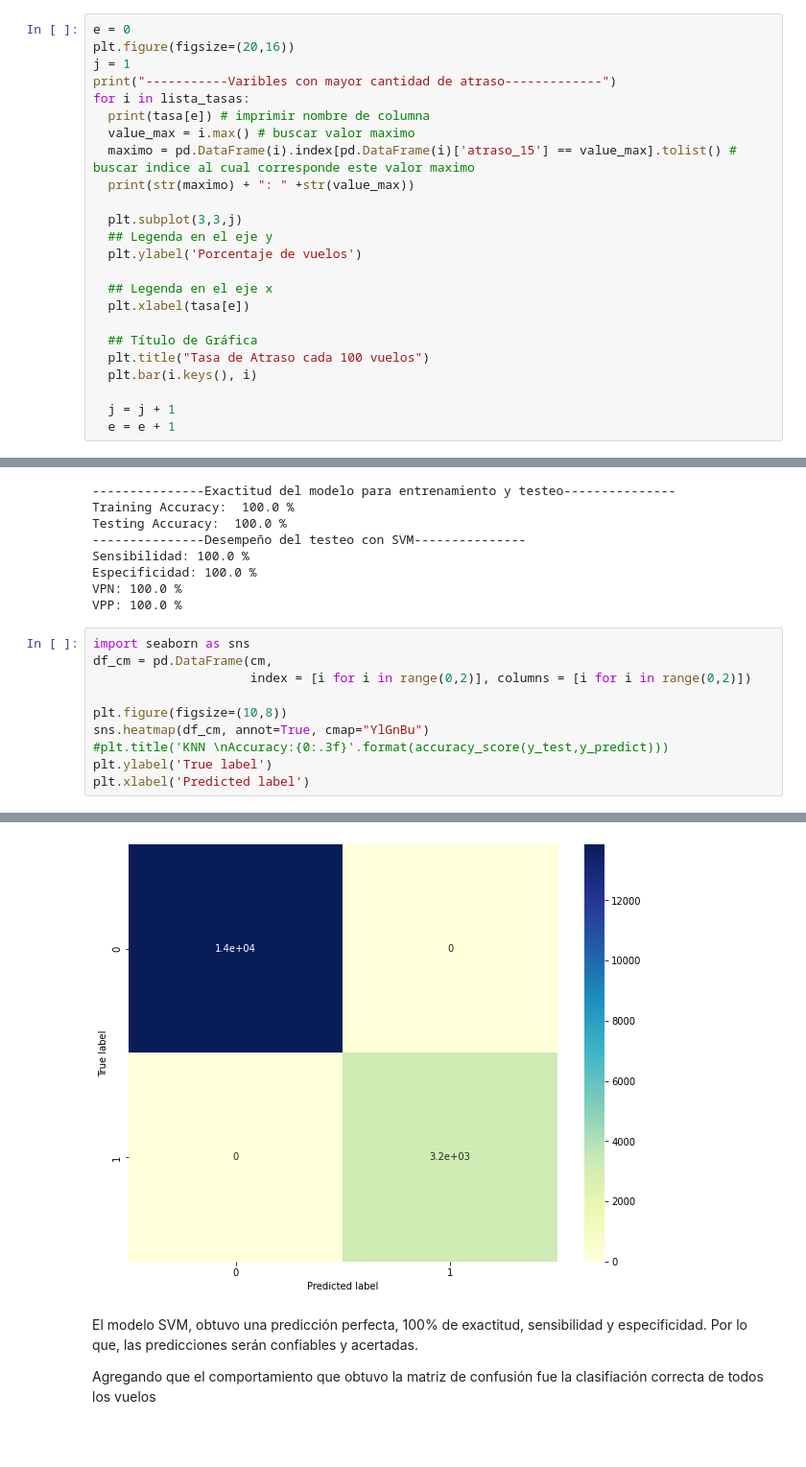
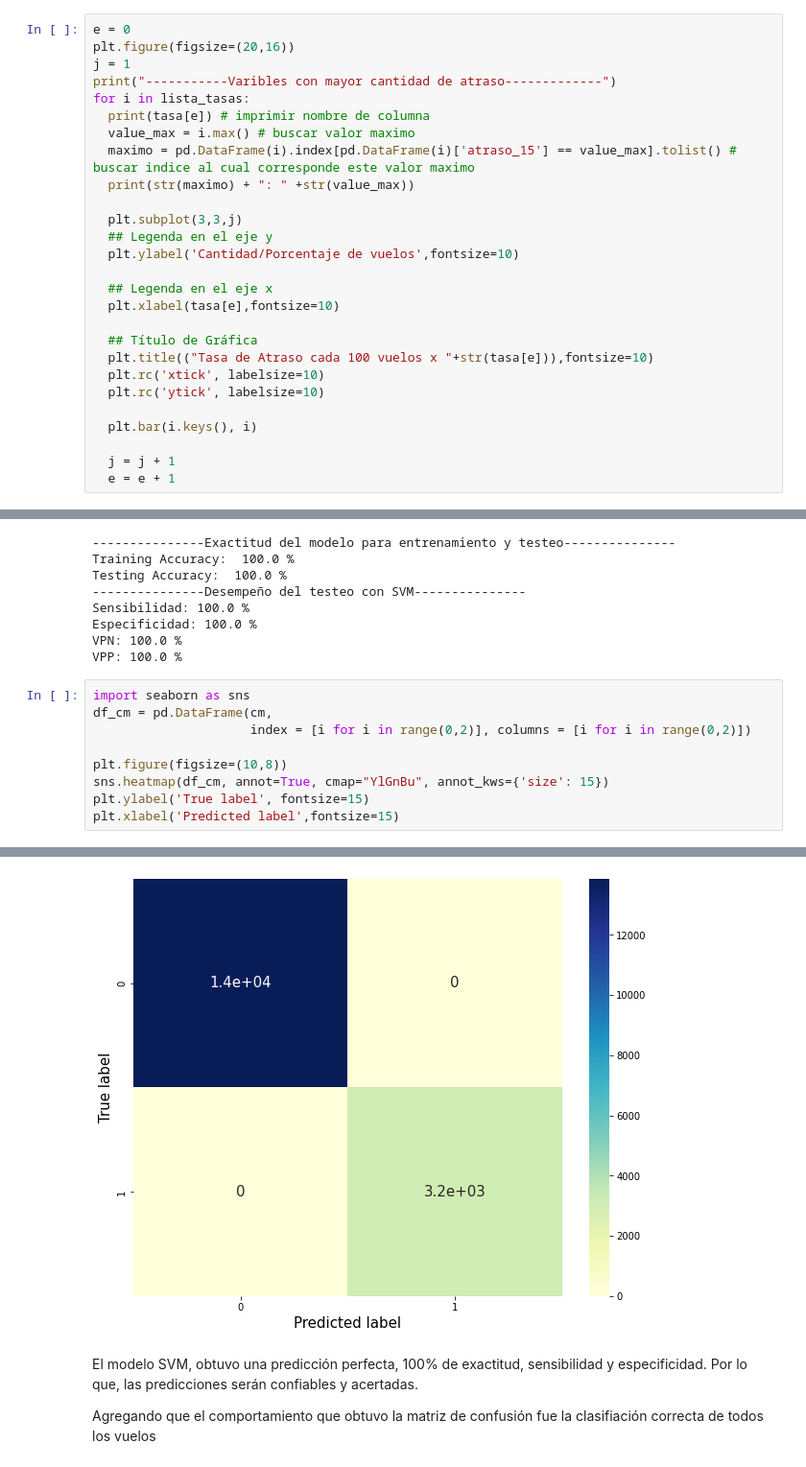
Before and after one commit to mario-97/Challenge_DataScientist, a Jupyter notebook: solution.ipynb, the cells around one changed output, grey strips where cells are left out. Shown: that part at 96% size. Drawn from its saved outputs; the diff is of its cells as text; blank space fills up the shorter version.

```diff
--- a/solution.ipynb
+++ b/solution.ipynb
@@ -417,13 +417,16 @@ for i in lista_tasas:
 
   plt.subplot(3,3,j)
   ## Legenda en el eje y
-  plt.ylabel('Porcentaje de vuelos')
+  plt.ylabel('Cantidad/Porcentaje de vuelos',fontsize=10)
 
   ## Legenda en el eje x
-  plt.xlabel(tasa[e])
+  plt.xlabel(tasa[e],fontsize=10)
 
   ## Título de Gráfica
-  plt.title("Tasa de Atraso cada 100 vuelos")
+  plt.title(("Tasa de Atraso cada 100 vuelos x "+str(tasa[e])),fontsize=10)
+  plt.rc('xtick', labelsize=10)
+  plt.rc('ytick', labelsize=10)
+
   plt.bar(i.keys(), i)
 
   j = j + 1
@@ -736,16 +739,15 @@ VPP: 100.0 %
 # %%
 import seaborn as sns
 df_cm = pd.DataFrame(cm,
                      index = [i for i in range(0,2)], columns = [i for i in range(0,2)])
 
 plt.figure(figsize=(10,8))
-sns.heatmap(df_cm, annot=True, cmap="YlGnBu")
-#plt.title('KNN \nAccuracy:{0:.3f}'.format(accuracy_score(y_test,y_predict)))
-plt.ylabel('True label')
-plt.xlabel('Predicted label')
+sns.heatmap(df_cm, annot=True, cmap="YlGnBu", annot_kws={'size': 15})
+plt.ylabel('True label', fontsize=15)
+plt.xlabel('Predicted label',fontsize=15)
 # %% [output]
 Text(0.5, 51.0, 'Predicted label')
-[figure, old version]
+[figure, new version]
 # %% [markdown]
 El modelo SVM, obtuvo una predicción perfecta, 100% de exactitud, sensibilidad y especificidad. Por lo que, las predicciones serán confiables y acertadas.
 
```
Also changed, not shown: parts of 12 cells of this notebook.
